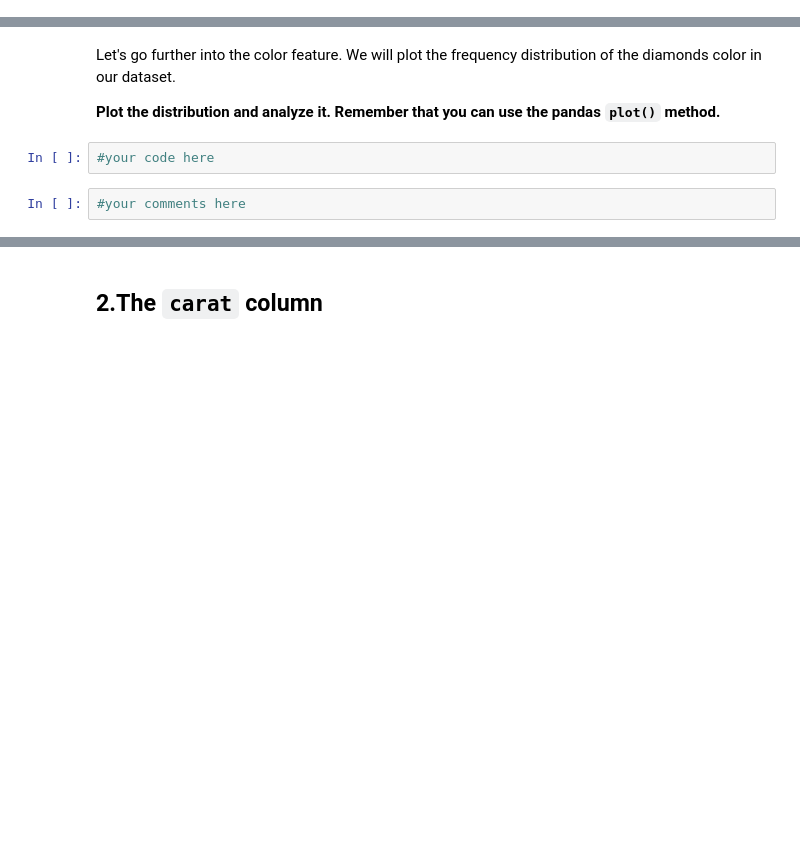
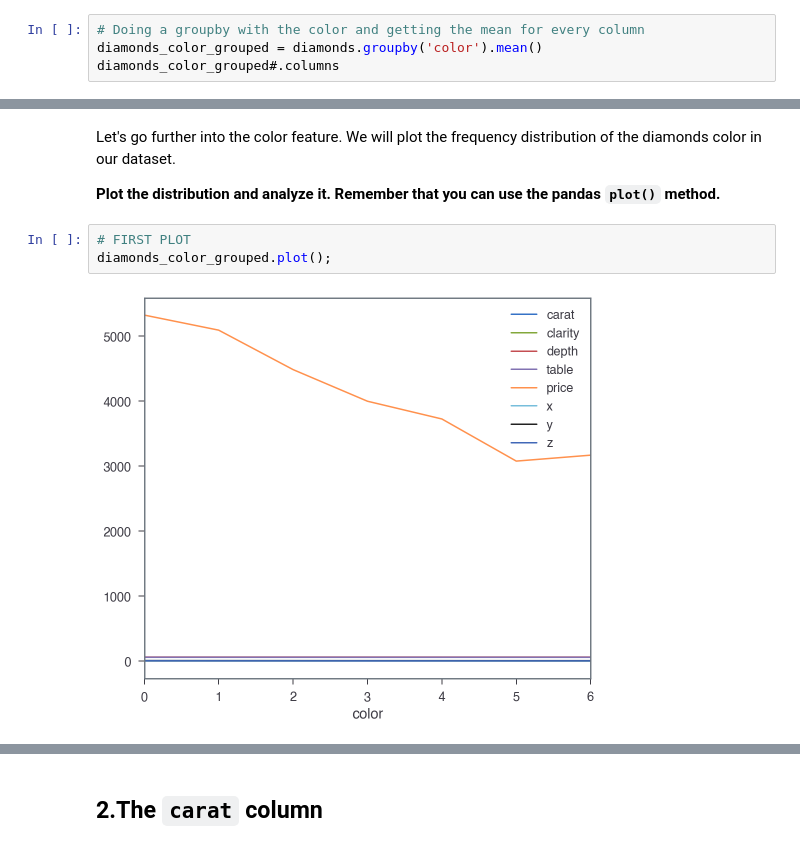
Before and after one commit to ta-data-lis/M2-mini-project1, a Jupyter notebook: 2.-EDA.ipynb, the cells around one changed output, grey strips where cells are left out. Saved outputs shown, nothing was run; the diff lists cells and outputs as text; blank space fills up the shorter version.

```diff
--- a/2.-EDA.ipynb
+++ b/2.-EDA.ipynb
@@ -36,0 +75,4 @@ First, let's look at the color column.
+# %%
+# Doing a groupby with the color and getting the mean for every column
+diamonds_color_grouped = diamonds.groupby('color').mean()
+diamonds_color_grouped#.columns
@@ -42,7 +99,8 @@ First, let's look at the color column.
 Let's go further into the color feature. We will plot the frequency distribution of the diamonds color in our dataset.
 
 **Plot the distribution and analyze it. Remember that you can use the pandas `plot()` method.**
-# %%
-#your code here
-# %%
-#your comments here
+# %%
+# FIRST PLOT
+diamonds_color_grouped.plot();
+# %% [output]
+[figure, added]
```
Also changed, not shown: parts of 13 cells of this notebook.
